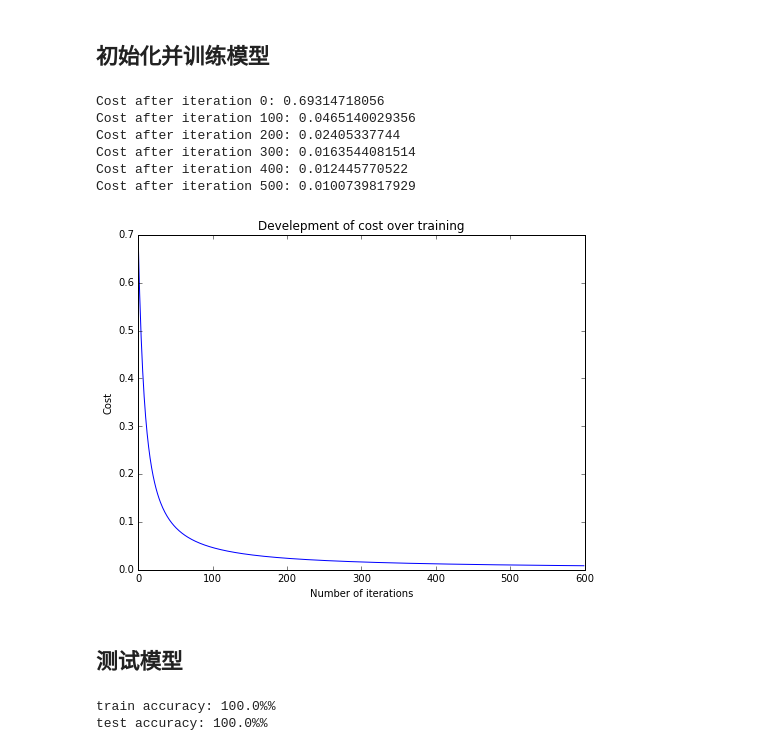
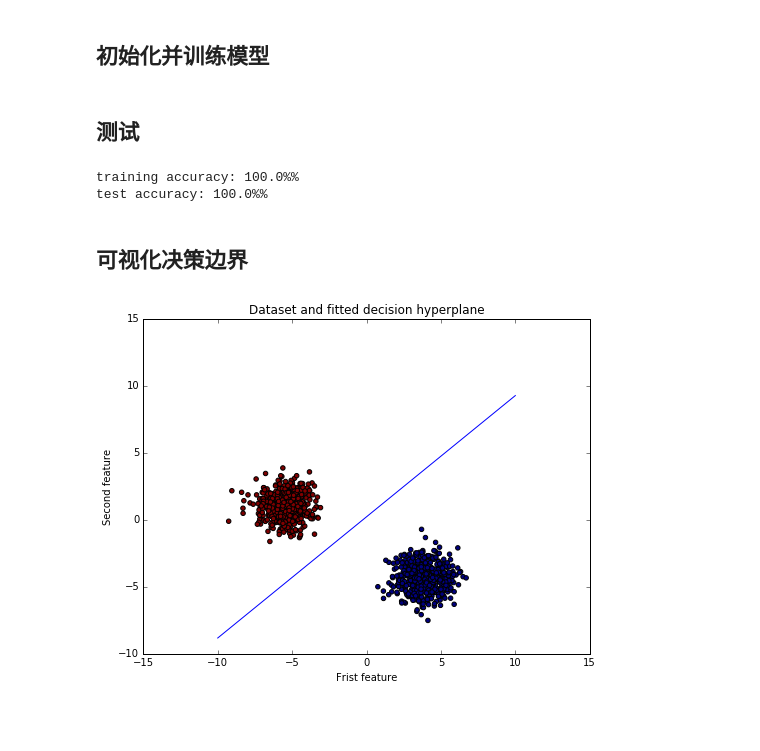
Before and after one commit to nagexiucai/MLA, a Jupyter notebook: 感知机.ipynb, the cells around one changed output. Saved outputs shown, nothing was run; the diff lists cells and outputs as text; code cells hidden in the pictures; blank space fills up the shorter version.

```diff
--- a/逻辑回归.ipynb
+++ b/感知机.ipynb
@@ -78,11 +60,9 @@ np.random.seed(123)
 # %% [markdown]
 ## 数据集合
 # %%
-# 将会采用两类玩具简单数据集合来跑逻辑回归
-X, y_true = make_blobs(n_samples=1000, centers=2)
-
+X, y = make_blobs(n_samples=1000, centers=2)
 fig = plt.figure(figsize=(8,6))
-plt.scatter(X[:,0], X[:,1], c=y_true)
+plt.scatter(X[:,0], X[:,1], c=y)
 plt.title("Dataset")
 plt.xlabel("First feature")
 plt.ylabel("Second feature")
@@ -90,11 +70,9 @@ plt.show()
 # %% [output]
 [figure]
 # %%
-# 重塑目标来获取(n_samples, 1)的列向量
-y_true = y_true[:, np.newaxis]
-# 把数据分割成训练集合和测试集合
+y_true = y[:, np.newaxis]
+
 X_train, X_test, y_train, y_test = train_test_split(X, y_true)
-
 print "Shape X_train is {0}".format(X_train.shape)
 print "Shape y_train is {0}".format(y_train.shape)
 print "Shape X_test is {0}".format(X_test.shape)
@@ -149,31 +118,36 @@ class LogisticRegression:
 # %% [markdown]
 ## 初始化并训练模型
-# %%
-regressor = LogisticRegression()
-w_trained, b_trained, costs = regressor.train(X_train, y_train, n_iters=600, learning_rate=0.009)
-
-fig = plt.figure(figsize=(8,6))
-plt.plot(np.arange(600), costs)
-plt.title("Develepment of cost over training")
-plt.xlabel("Number of iterations")
-plt.ylabel("Cost")
-plt.show()
-# %% [output]
-Cost after iteration 0: 0.69314718056
-Cost after iteration 100: 0.0465140029356
-Cost after iteration 200: 0.02405337744
-Cost after iteration 300: 0.0163544081514
-Cost after iteration 400: 0.012445770522
-Cost after iteration 500: 0.0100739817929
-[figure, removed]
+# %%
+p = Perception()
+w_trained, b_trained = p.train(X_train, y_train, learning_rate=0.05, n_iters=500)
 # %% [markdown]
-## 测试模型
+## 测试
 # %%
-y_p_train = regressor.predict(X_train)
-y_p_test = regressor.predict(X_test)
+y_p_train = p.predict(X_train)
+y_p_test = p.predict(X_test)
 
-print "train accuracy: {0}%%".format(100 - np.mean(np.abs(y_p_train - y_train)) * 100)
+print "training accuracy: {0}%%".format(100 - np.mean(np.abs(y_p_train - y_train) * 100))
 print "test accuracy: {0}%%".format(100 - np.mean(np.abs(y_p_test - y_test)) * 100)
 # %% [output]
-train accuracy: 100.0%%
+training accuracy: 100.0%%
 test accuracy: 100.0%%
+# %% [markdown]
+## 可视化决策边界
+# %%
+def plot_hyperplane(X, y, weights, bias):
+    '''绘制数据集合和估计决策超平面'''
+    slope = - weights[0] / weights[1]
+    intercept = - bias / weights[1]
+    x_hyperplane = np.linspace(-10, 10, 10)
+    y_hyperplane = slope * x_hyperplane + intercept
+    fig = plt.figure(figsize=(8,6))
+    plt.scatter(X[:,0], X[:,1], c=y)
+    plt.plot(x_hyperplane, y_hyperplane, "-")
+    plt.title("Dataset and fitted decision hyperplane")
+    plt.xlabel("Frist feature")
+    plt.ylabel("Second feature")
+    plt.show()
+
+plot_hyperplane(X, y, w_trained, b_trained)
+# %% [output]
+[figure, added]
```
Also changed, not shown: parts of 4 cells of this notebook, 1 other file.
